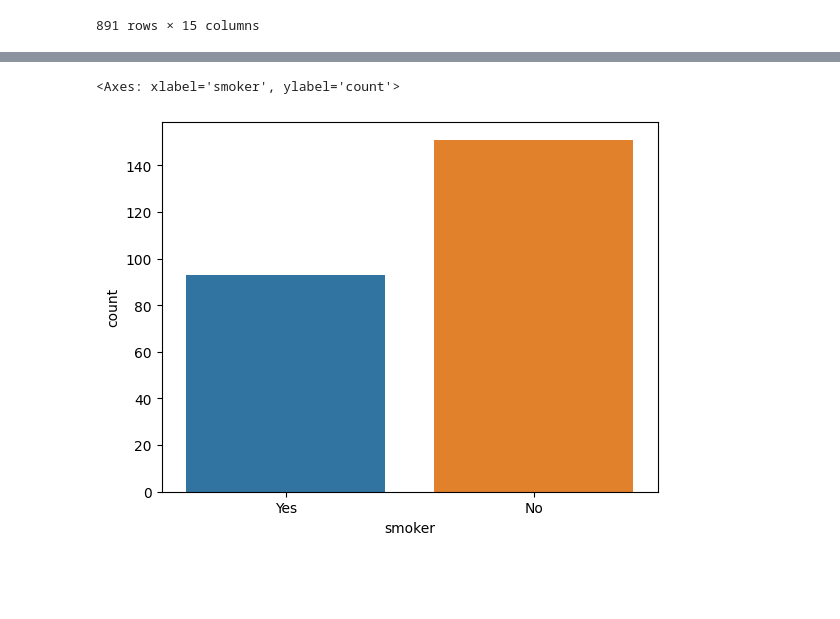
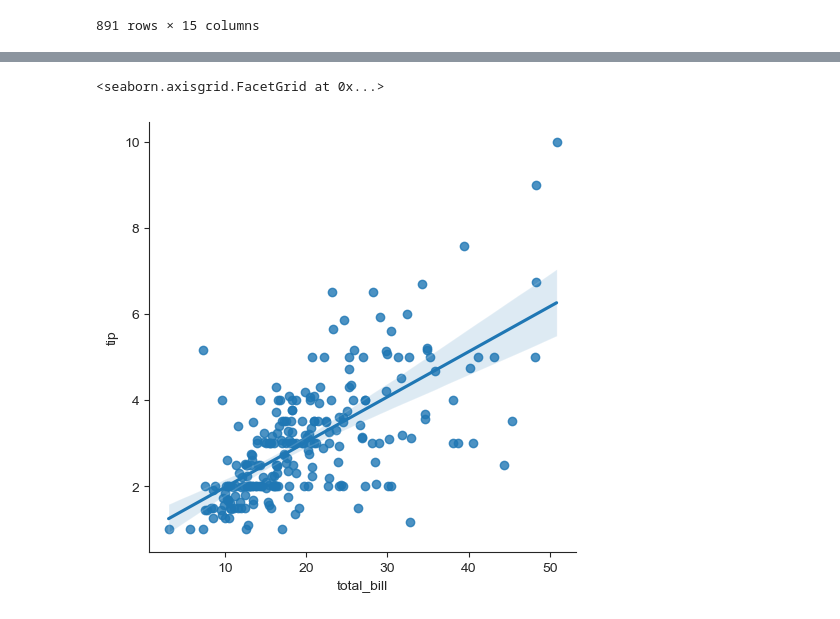
Before and after one commit to SVivekkrishnamurthy/DataScience_ML_Project, a Jupyter notebook: Seaborn.ipynb, the cells around one changed output, grey strips where cells are left out. Drawn from its saved outputs; the diff is of its cells as text; code cells hidden in the pictures; blank space fills up the shorter version.

```diff
--- a/Seaborn.ipynb
+++ b/Seaborn.ipynb
@@ -116,0 +123,4 @@ plt.show()
+# %%
+#count plot
+sns.set_style("darkgrid", {"grid.color": ".6", "grid.linestyle": ":"})
+sns.countplot(x='smoker', data=tips)
@@ -116,0 +130,4 @@ plt.show()
+# %%
+#count plot
+sns.set_style("darkgrid", {"grid.color": ".6", "grid.linestyle": ":"})
+sns.countplot(x='smoker', data=tips, hue='sex')
@@ -116,0 +137,4 @@ plt.show()
+# %%
+sns.set_style("darkgrid", {"grid.color": ".6", "grid.linestyle": ":"})
+sns.barplot(x='total_bill', y='day', data=tips, estimator=np.max)
+plt.show()
@@ -116,0 +195,3 @@ plt.show()
+# %%
+sns.set_style('ticks')
+sns.pairplot(tips)
@@ -122,6 +216,6 @@ plt.show()
 # %%
-#count plot
-sns.countplot(x='smoker', data=tips)
+#lmplot
+sns.lmplot(x='total_bill', y='tip', data=tips)
 # %% [output]
-<Axes: xlabel='smoker', ylabel='count'>
+<seaborn.axisgrid.FacetGrid at 0x...>
-[figure, old version]
+[figure, new version]
```
Also changed, not shown: parts of 19 cells of this notebook, 14 other files.
